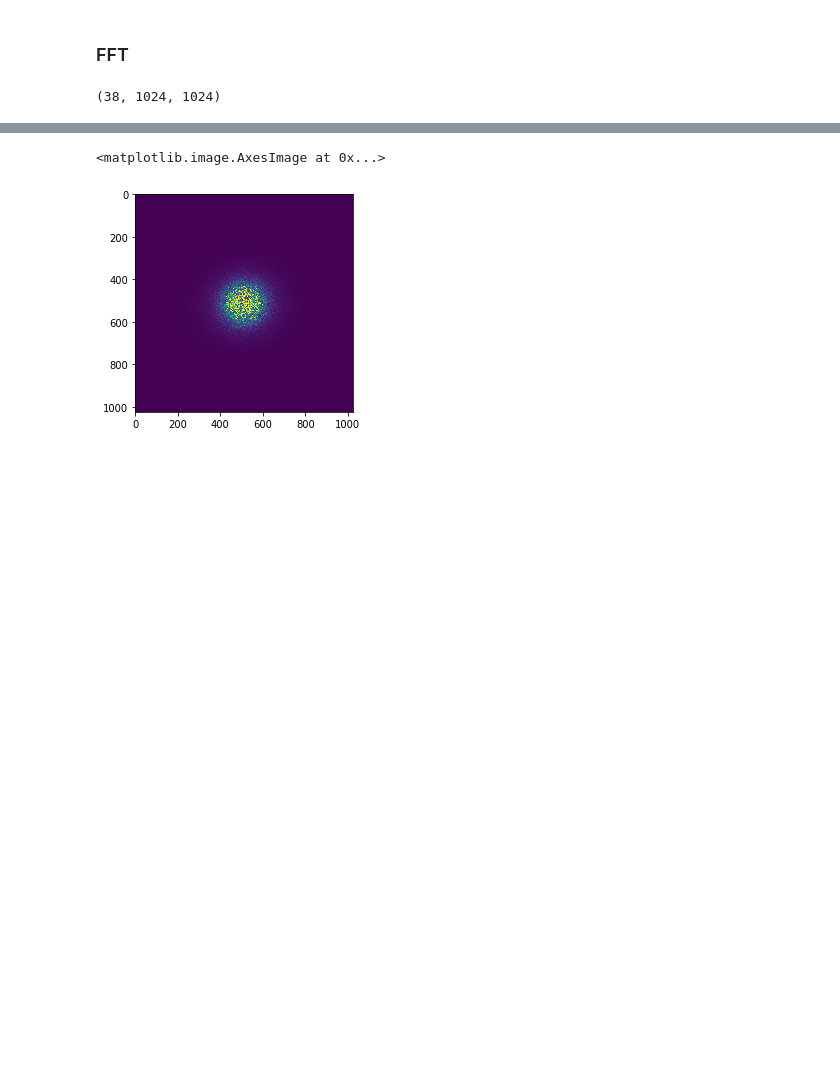
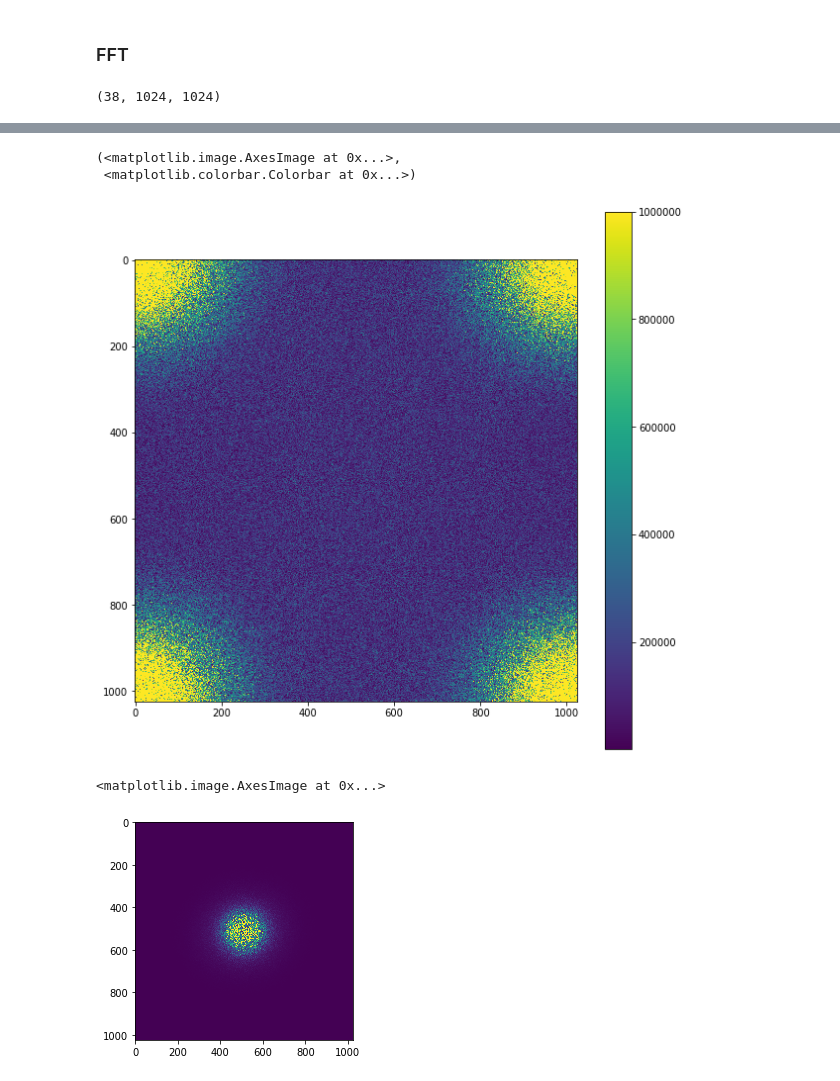
Before and after one commit to adibrov/jupyterNotebooks, a Jupyter notebook: particles_fft.ipynb, the cells around one changed output, grey strips where cells are left out. Saved outputs shown, nothing was run; the diff lists cells and outputs as text; code cells hidden in the pictures; blank space fills up the shorter version.

```diff
--- a/particles_fft.ipynb
+++ b/particles_fft.ipynb
@@ -20,3 +34,9 @@ x,y,z
+# %%
+plt.imshow(Fabs, vmax=1e6), plt.colorbar()
+# %% [output]
+(<matplotlib.image.AxesImage at 0x...>,
+ <matplotlib.colorbar.Colorbar at 0x...>)
+[figure, added]
 # %%
 # 2D FFT
 data_fft=[]
```
Also changed, not shown: parts of 16 cells of this notebook, 3 other files.
